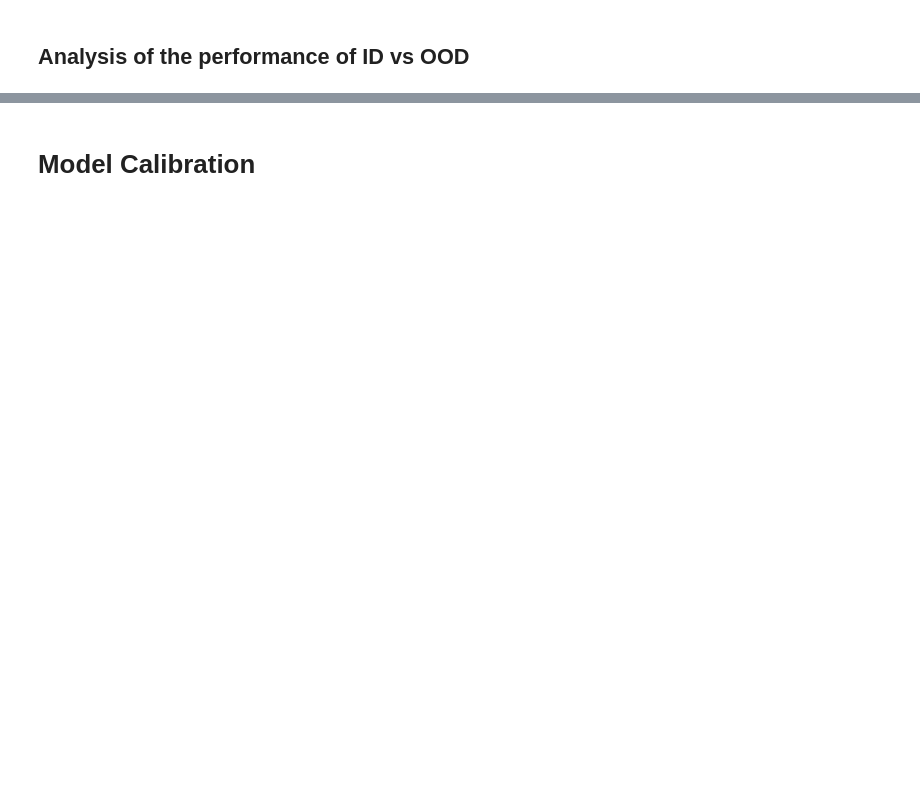
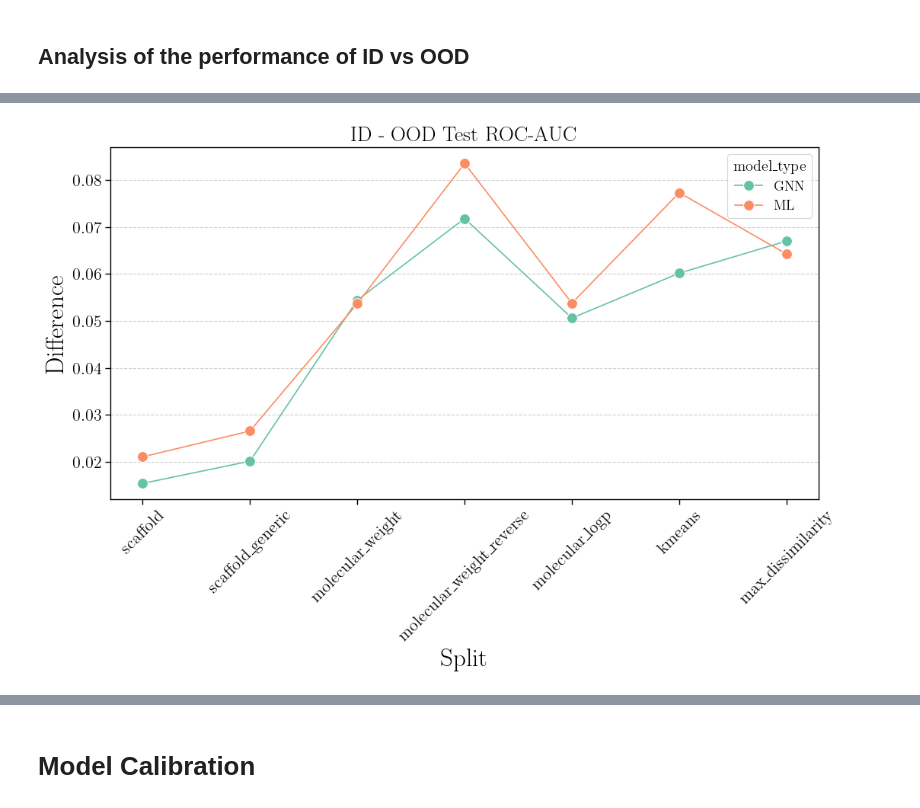
Before and after one commit to HFooladi/ALineMol, a Jupyter notebook: notebooks/dev.ipynb, the cells around one changed output, grey strips where cells are left out. Saved outputs shown, nothing was run; the diff lists cells and outputs as text; code cells hidden in the pictures; blank space fills up the shorter version.

```diff
--- a/notebooks/dev.ipynb
+++ b/notebooks/dev.ipynb
@@ -742,0 +920,18 @@ plt.show()
+# %%
+# scatter plot result1 split vs difference column
+fig, ax = plt.subplots(1, 1, figsize=(12, 6))
+df = results.groupby(['split', 'model_type'])['difference'].mean().reset_index()
+
+# rearrange the order of the split
+df['split'] = pd.Categorical(df['split'], ["scaffold", "scaffold_generic", "molecular_weight", "molecular_weight_reverse", "molecular_logp", "kmeans", "max_dissimilarity"])
+
+sns.lineplot(x="split", y="difference", data=df,ax=ax, hue="model_type", marker="o", markersize=10)
+plt.xticks(rotation=45, fontsize=16)
+plt.yticks(fontsize=16)
+plt.title("ID - OOD Test ROC-AUC", fontsize=20)
+ax.set_xlabel("Split", fontsize=24)
+ax.set_ylabel("Difference", fontsize=24)
+ax.grid(axis='y', linestyle='--', alpha=0.6)
+plt.show()
+# %% [output]
+[figure, added]
```
Also changed, not shown: parts of 173 cells of this notebook, 1 other file.
